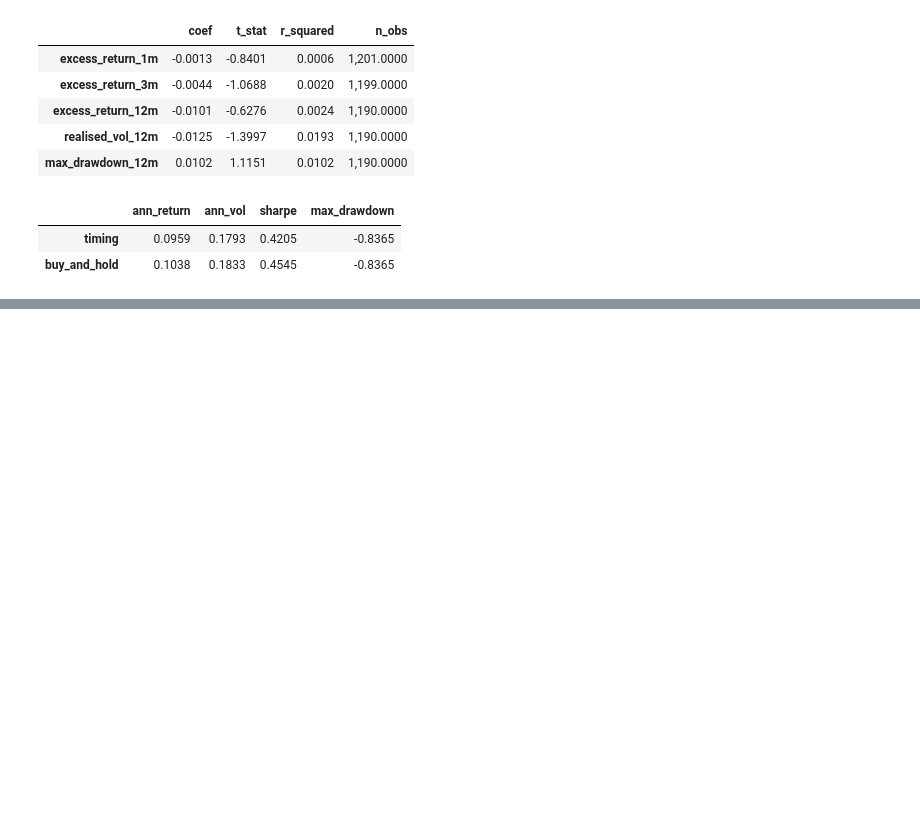
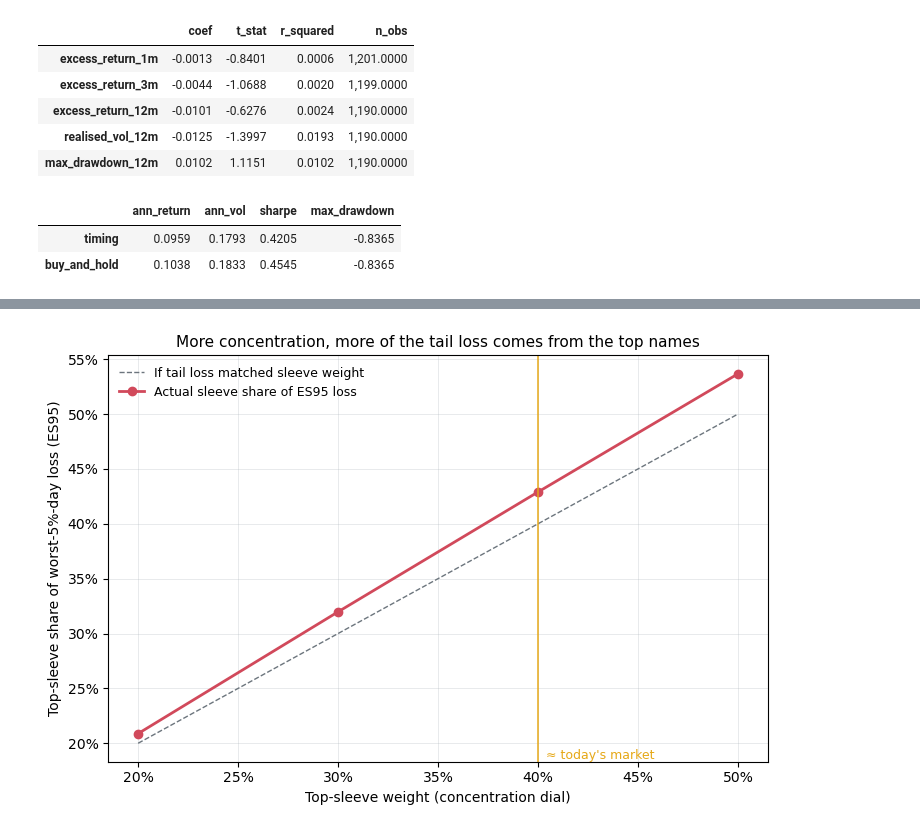
Before and after one commit to KavinDhanasekaran7/AI-Concentration-Hedging, a Jupyter notebook: notebooks/ai_concentration_tail_hedging.ipynb, the cells around one changed output, grey strips where cells are left out. Drawn from its saved outputs; the diff is of its cells as text; code cells hidden in the pictures; blank space fills up the shorter version.

```diff
--- a/notebooks/ai_concentration_tail_hedging.ipynb
+++ b/notebooks/ai_concentration_tail_hedging.ipynb
@@ -109,0 +117,10 @@ timing
+# %%
+from src import portfolio as pf, concentration as cc, metrics as mx, plots
+
+prices = candidate_prices.join(index_prices[[config.REST_OF_MARKET_TICKER]])
+asset_returns = pf.daily_returns(prices)
+month_caps = pf.month_end_market_caps(candidate_prices, shares)
+sleeve_by_year = pf.annual_top_sleeve(month_caps, config.TOP_SLEEVE_SIZE)
+sleeve_weights = pf.monthly_sleeve_weights(month_caps, sleeve_by_year)
+built = pf.build_dial_returns(asset_returns, sleeve_weights)
+dial_returns = {w: bt["returns"] for w, bt in built["dials"].items()}
@@ -109,0 +169,10 @@ timing
+# %%
+tail_share = pd.Series(
+    {w: cc.top_sleeve_es_share(bt["returns"], cc.sleeve_contribution(bt["contributions"]), 0.95)
+     for w, bt in built["dials"].items()}
+)
+plots.plot_tail_share_vs_concentration(tail_share)
+plt.show()
+tail_share.rename("es95_sleeve_share").to_frame().to_csv(config.TABLES_DIR / "dial_tail_share.csv")
+# %% [output]
+[figure, added]
```
Also changed, not shown: parts of 5 cells of this notebook, 11 other files.
